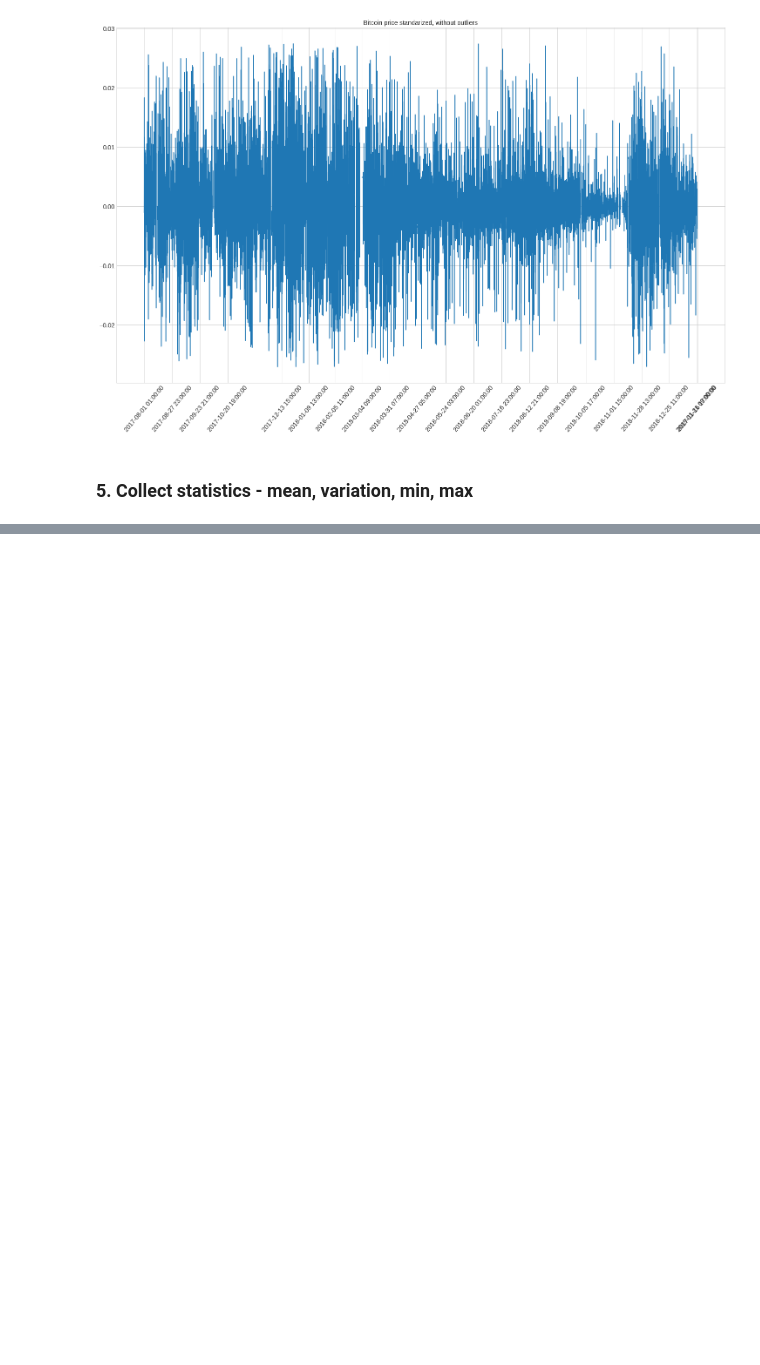
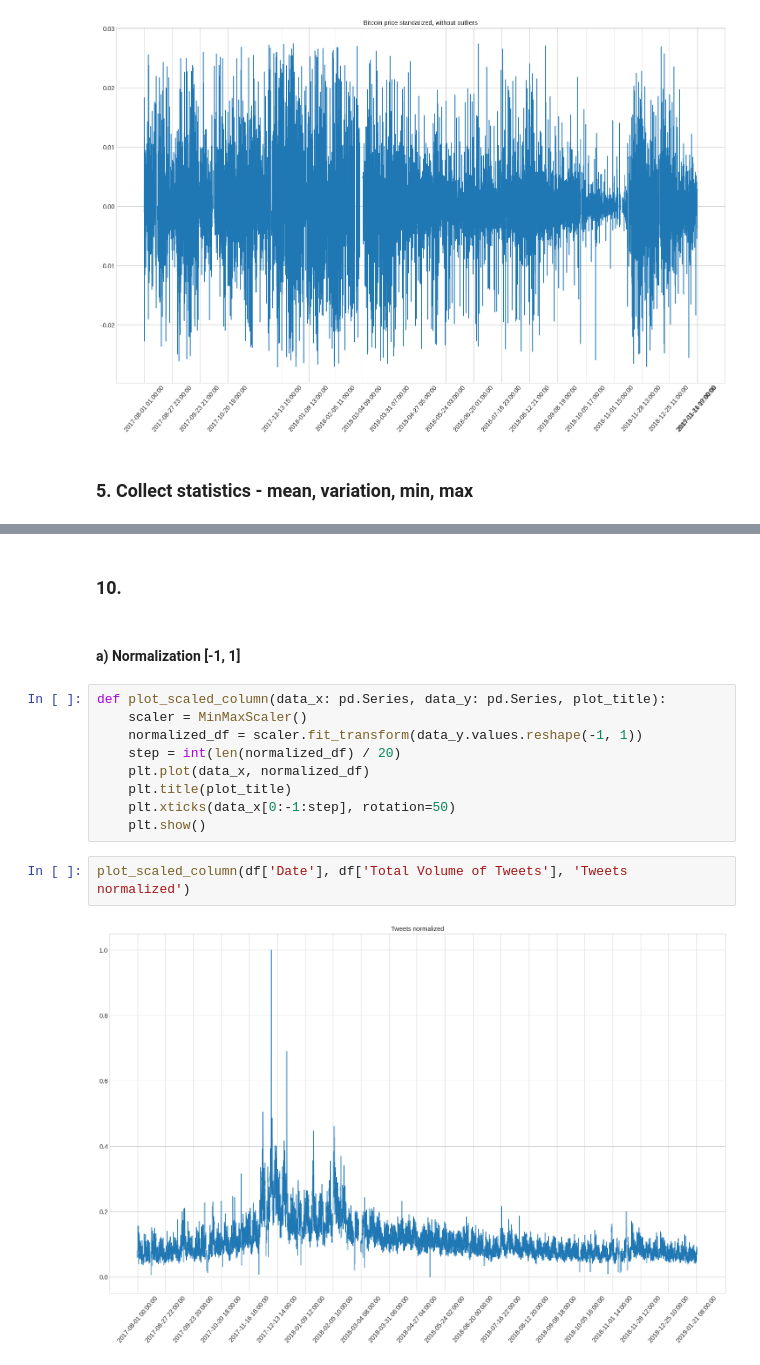
Before and after one commit to szanuje/ml, a Jupyter notebook: lab4/lab4.ipynb, the cells around one changed output, grey strips where cells are left out. Saved outputs shown, nothing was run; the diff lists cells and outputs as text; blank space fills up the shorter version.

```diff
--- a/lab4/lab4.ipynb
+++ b/lab4/lab4.ipynb
@@ -152,0 +260,17 @@ Standard deviation: nan
+# %% [markdown]
+### 10.
+# %% [markdown]
+#### a) Normalization [-1, 1]
+# %%
+def plot_scaled_column(data_x: pd.Series, data_y: pd.Series, plot_title):
+    scaler = MinMaxScaler()
+    normalized_df = scaler.fit_transform(data_y.values.reshape(-1, 1))
+    step = int(len(normalized_df) / 20)
+    plt.plot(data_x, normalized_df)
+    plt.title(plot_title)
+    plt.xticks(data_x[0:-1:step], rotation=50)
+    plt.show()
+# %%
+plot_scaled_column(df['Date'], df['Total Volume of Tweets'], 'Tweets normalized')
+# %% [output]
+[figure, added]
```
Also changed, not shown: parts of 21 cells of this notebook.
